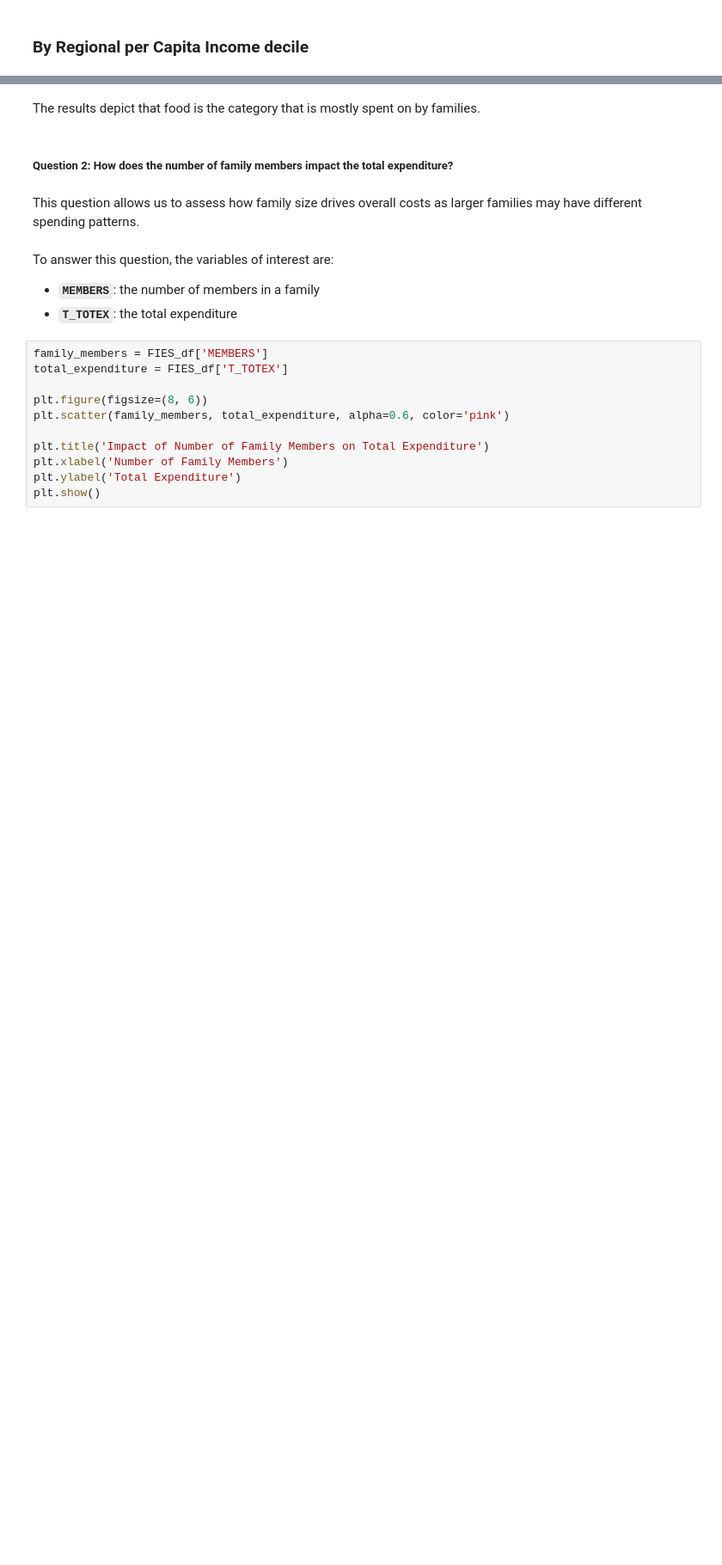
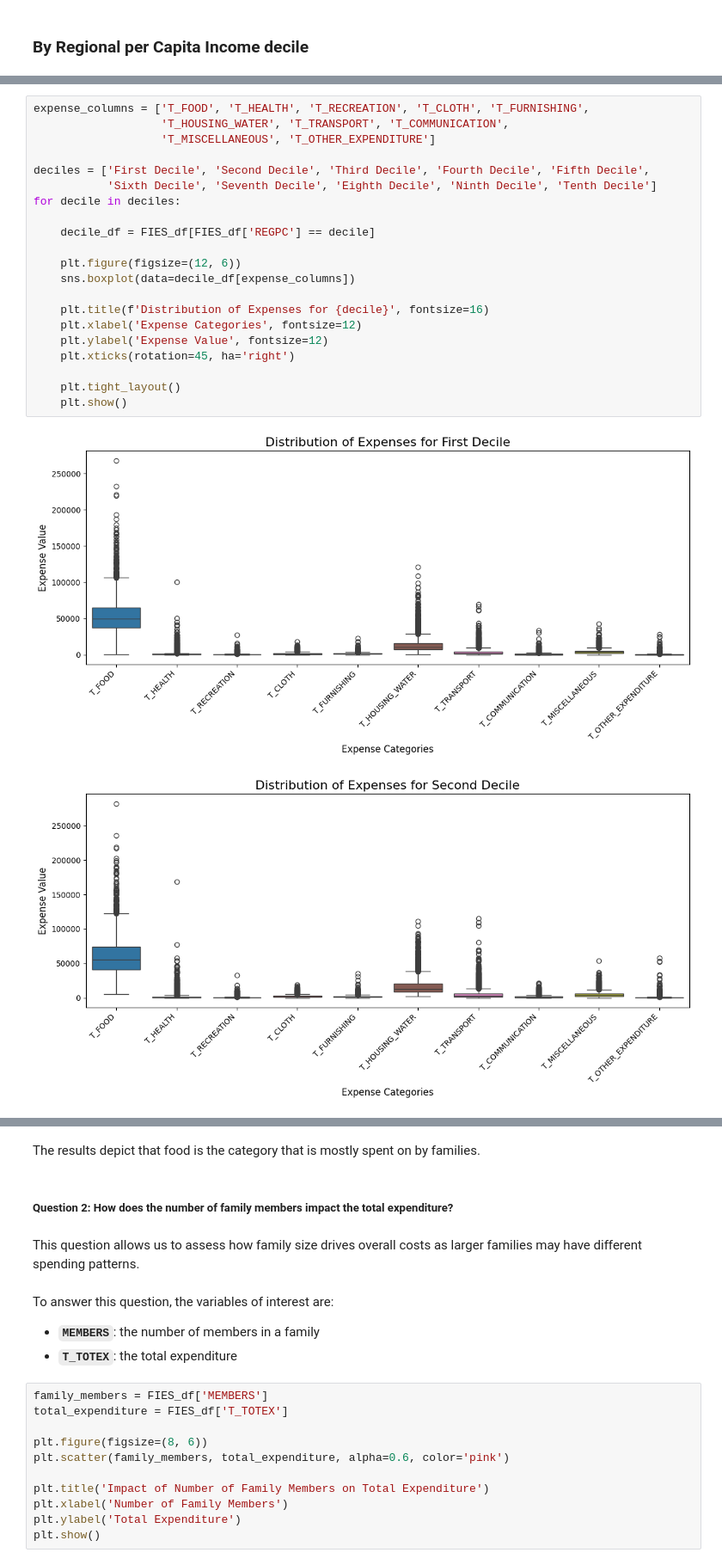
Before and after one commit to MichaelGelo/CSMODEL_Project, a Jupyter notebook: Group3_Phase1.ipynb, the cells around one changed output, grey strips where cells are left out. Shown at 86% size. Cells and saved outputs as stored; diff of their text form; blank space fills up the shorter version.

```diff
--- a/Group3_Phase1.ipynb
+++ b/Group3_Phase1.ipynb
@@ -754,0 +750,24 @@ KeyError: 'Category'
+# %%
+expense_columns = ['T_FOOD', 'T_HEALTH', 'T_RECREATION', 'T_CLOTH', 'T_FURNISHING',
+                   'T_HOUSING_WATER', 'T_TRANSPORT', 'T_COMMUNICATION',
+                   'T_MISCELLANEOUS', 'T_OTHER_EXPENDITURE']
+
+deciles = ['First Decile', 'Second Decile', 'Third Decile', 'Fourth Decile', 'Fifth Decile',
+           'Sixth Decile', 'Seventh Decile', 'Eighth Decile', 'Ninth Decile', 'Tenth Decile']
+for decile in deciles:
+
+    decile_df = FIES_df[FIES_df['REGPC'] == decile]
+
+    plt.figure(figsize=(12, 6))
+    sns.boxplot(data=decile_df[expense_columns])
+
+    plt.title(f'Distribution of Expenses for {decile}', fontsize=16)
+    plt.xlabel('Expense Categories', fontsize=12)
+    plt.ylabel('Expense Value', fontsize=12)
+    plt.xticks(rotation=45, ha='right')
+
+    plt.tight_layout()
+    plt.show()
+# %% [output]
+[figure, added]
+[figure, added]
```
Also changed, not shown: parts of 29 cells of this notebook.
